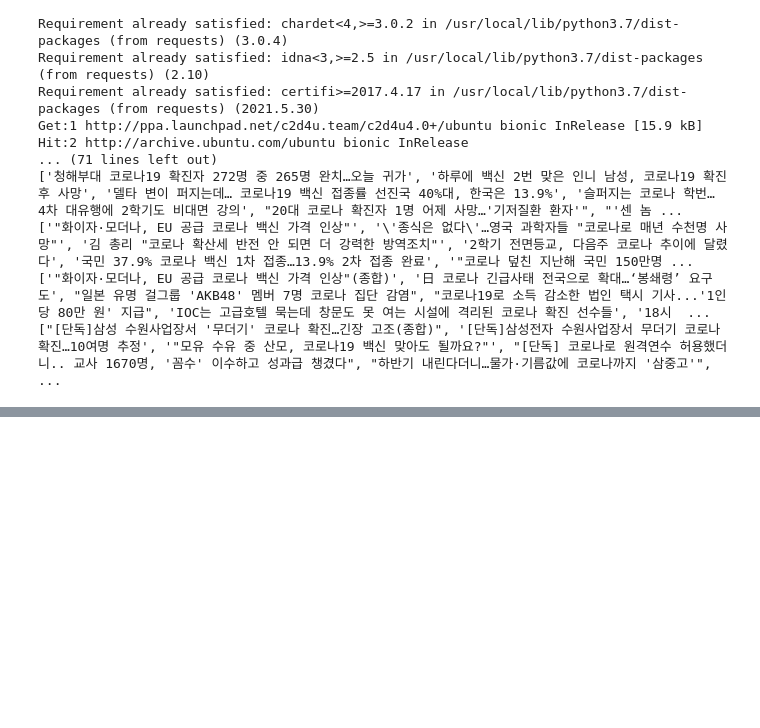
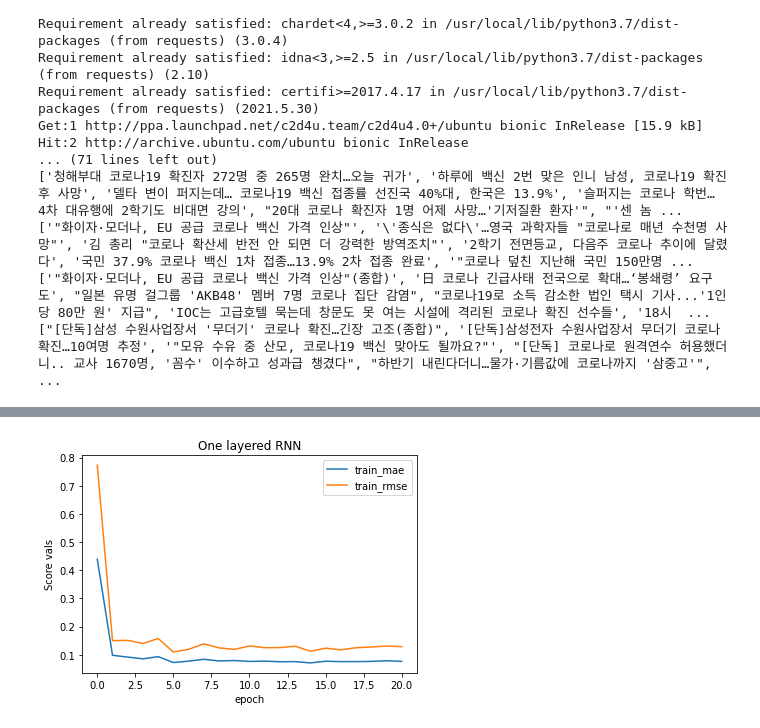
Before and after one commit to jet981217/COVID19_PREDICTION_VARIOUS_AI_COMPARISON, a Jupyter notebook: COVID_19_PREDICTION.ipynb, the cells around one changed output, grey strips where cells are left out. Cells and saved outputs as stored; diff of their text form; code cells hidden in the pictures; blank space fills up the shorter version.

```diff
--- a/COVID_19_PREDICTION.ipynb
+++ b/COVID_19_PREDICTION.ipynb
@@ -710,20 +710,28 @@ NUM_CHECK_INPUT = NUM_CHECK_INPUT.astype('float64')
 NUM_CHECK_INPUT = test_input_scaler.transform(NUM_CHECK_INPUT)
 NUM_CHECK_INPUT = NUM_CHECK_INPUT.reshape(7,3)
 
+def Model_Build_With_RNN(first_recurrent_Drop_val, first_Drop_val,first_neuron, first_activator, optimizer_val, first_l1, first_l2):
+  Model = models.Sequential()
+  #입력층
+
+  Model.add(layers.Reshape((7,3)))
+  Model.add(SimpleRNN(first_neuron, activation = first_activator, recurrent_regularizer= regularizers.l1_l2(l1=first_l1, l2=first_l2),input_shape=(7,3,), return_sequences=False, recurrent_dropout= first_recurrent_Drop_val, dropout = first_Drop_val))
+
+  #출력층
+
+  Model.add(layers.Dense(1))
+  Model.compile(optimizer= optimizer_val, loss='mse', metrics=['mae', 'mse'])
+  return Model
+
 def Model_Build_With_LSTM(first_recurrent_Drop_val, first_Drop_val,first_neuron, first_activator, optimizer_val, first_l1, first_l2):
   Model = models.Sequential()
   #입력층
 
   Model.add(layers.Reshape((7,3)))
   Model.add(LSTM(first_neuron, recurrent_activation = first_activator, recurrent_regularizer= regularizers.l1_l2(l1=first_l1, l2=first_l2),input_shape=(7,3,), return_sequences=False, recurrent_dropout= first_recurrent_Drop_val, dropout = first_Drop_val))
-#recurrent_activation = first_activator
+
   #출력층
 
-#  Model.add(GRU(64, recurrent_activation = 'tanh', recurrent_regularizer= regularizers.l1_l2(l1=0.1, l2=0.1),return_sequences=False, recurrent_dropout= 0.3, dropout = 0.1))
-#  Model.add(layers.Dense(10))
-#  Model.add(LSTM(256, return_sequences=True))
-#  Model.add(layers.Dense(10))
-#  Model.add(LSTM(64, return_sequences=False))
   Model.add(layers.Dense(1))
   Model.compile(optimizer= optimizer_val, loss='mse', metrics=['mae', 'mse'])
   return Model
@@ -734,14 +742,9 @@ def Model_Build_With_GRU(first_recurrent_Drop_val, first_Drop_val,first_neuron,
 
   Model.add(layers.Reshape((7,3)))
   Model.add(GRU(first_neuron, recurrent_activation = first_activator, recurrent_regularizer= regularizers.l1_l2(l1=first_l1, l2=first_l2),input_shape=(7,3,), return_sequences=False, recurrent_dropout= first_recurrent_Drop_val, dropout = first_Drop_val))
-#recurrent_activation = first_activator
+
   #출력층
 
-#  Model.add(GRU(64, recurrent_activation = 'tanh', recurrent_regularizer= regularizers.l1_l2(l1=0.1, l2=0.1),return_sequences=False, recurrent_dropout= 0.3, dropout = 0.1))
-#  Model.add(layers.Dense(10))
-#  Model.add(LSTM(256, return_sequences=True))
-#  Model.add(layers.Dense(10))
-#  Model.add(LSTM(64, return_sequences=False))
   Model.add(layers.Dense(1))
   Model.compile(optimizer= optimizer_val, loss='mse', metrics=['mae', 'mse'])
   return Model
@@ -752,15 +755,12 @@ def Model_Build_With_LSTM_plus_Dense(first_recurrent_Drop_val, first_Drop_val,fi
 
   Model.add(layers.Reshape((7,3)))
   Model.add(LSTM(first_neuron, recurrent_activation = first_activator, recurrent_regularizer= regularizers.l1_l2(l1=first_l1, l2=first_l2),input_shape=(7,3,), return_sequences=False, recurrent_dropout= first_recurrent_Drop_val, dropout = first_Drop_val))
-#recurrent_activation = first_activator
+
   #출력층
 
-#  Model.add(GRU(64, recurrent_activation = 'tanh', recurrent_regularizer= regularizers.l1_l2(l1=0.1, l2=0.1),return_sequences=False, recurrent_dropout= 0.3, dropout = 0.1))
   Model.add(layers.Dense(Dense_first_neuron, kernel_regularizer=regularizers.l1_l2(l1=Dense_first_l1, l2=Dense_first_l2), activation = Dense_first_activator))
   Model.add(keras.layers.Dropout(Dense_first_Drop_val))
-#  Model.add(LSTM(256, return_sequences=True))
-#  Model.add(layers.Dense(10))
-#  Model.add(LSTM(64, return_sequences=False))
+
   Model.add(layers.Dense(1))
   Model.compile(optimizer= optimizer_val, loss='mse', metrics=['mae', 'mse'])
   return Model
@@ -771,20 +771,64 @@ def Model_Build_With_GRU_plus_Dense(first_recurrent_Drop_val, first_Drop_val,fir
 
   Model.add(layers.Reshape((7,3)))
   Model.add(GRU(first_neuron, recurrent_activation = first_activator, recurrent_regularizer= regularizers.l1_l2(l1=first_l1, l2=first_l2),input_shape=(7,3,), return_sequences=False, recurrent_dropout= first_recurrent_Drop_val, dropout = first_Drop_val))
-#recurrent_activation = first_activator
+
   #출력층
 
-#  Model.add(GRU(64, recurrent_activation = 'tanh', recurrent_regularizer= regularizers.l1_l2(l1=0.1, l2=0.1),return_sequences=False, recurrent_dropout= 0.3, dropout = 0.1))
   Model.add(layers.Dense(Dense_first_neuron, kernel_regularizer=regularizers.l1_l2(l1=Dense_first_l1, l2=Dense_first_l2), activation = Dense_first_activator))
   Model.add(keras.layers.Dropout(Dense_first_Drop_val))
-#  Model.add(LSTM(256, return_sequences=True))
-#  Model.add(layers.Dense(10))
-#  Model.add(LSTM(64, return_sequences=False))
   Model.add(layers.Dense(1))
   Model.compile(optimizer= optimizer_val, loss='mse', metrics=['mae', 'mse'])
   return Model
 
+#RNN
+regressor_RNN = KerasRegressor(build_fn = Model_Build_With_RNN, verbose=0)
+pipe_RNN = Pipeline([('scaler', MaxAbsScaler()), ('RNN', regressor_RNN)])
 
+params = {'RNN__first_recurrent_Drop_val' : uniform(0.1,0.5),
+          'RNN__first_Drop_val': uniform(0,0.1),
+          'RNN__first_neuron': randint(64,128),
+          'RNN__first_activator': ['tanh','sigmoid'],
+          'RNN__optimizer_val' : ['adam','rmsprop'],
+          'RNN__first_l1' : uniform(0,0.1),
+          'RNN__first_l2' : uniform(0,0.1),
+          'RNN__epochs' : randint(1,40),
+          }
+
+grid_RNN = RandomizedSearchCV(pipe_RNN, param_distributions=params,
+                              scoring = 'neg_mean_squared_error',n_iter=50, cv = TimeSeriesSplit(n_splits = 4), verbose=0, n_jobs = -1)
+grid_RNN.fit(train_input, train_target)
+
+print('\nRNN''s RandomSearchCV 최적 파라미터:', grid_RNN.best_params_)
+
+
+
+
+Model_RNN_For_Test = Model_Build_With_RNN(grid_RNN.best_params_.get('RNN__first_recurrent_Drop_val'), grid_RNN.best_params_.get('RNN__first_Drop_val'), grid_RNN.best_params_.get('RNN__first_neuron'), grid_RNN.best_params_.get('RNN__first__activator'), grid_RNN.best_params_.get('RNN__optimizer_val'), grid_RNN.best_params_.get('RNN__first_l1'), grid_RNN.best_params_.get('RNN__first_l2'))
+
+history_RNN_For_Test = Model_RNN_For_Test.fit(train_input_forlast, train_target_forlast, epochs=grid_RNN.best_params_.get('RNN__epochs'), batch_size=1, verbose=0)
+
+Model_RNN_For_Test_mse_score, Model_RNN_For_Test_mae_score, Model_RNN_For_Test_mse_score = Model_RNN_For_Test.evaluate(test_input, test_target)
+
+Best_score_RNN = np.array([[math.sqrt(-1*grid_RNN.best_score_)]])
+Test_mae = np.array([[Model_RNN_For_Test_mae_score]])
+Test_Rmse = np.array([[math.sqrt(Model_RNN_For_Test_mse_score)]])
+#LSTM_Prediction = np.array(Model_LSTM_For_Test.predict(NUM_CHECK_INPUT))
+
+print('\nBest score for RNN is: ', train_target_scaler.inverse_transform(Best_score_RNN))
+#print('\nPrediction for LSTM is: ', test_target_scaler.inverse_transform(LSTM_Prediction))
+print('\nRNN''s Mae score for Test is: ', train_target_forlast_scaler.inverse_transform(Test_mae))#test_target_mean
+print('\nRNN''s Rmse score for Test is: ',train_target_forlast_scaler.inverse_transform(Test_Rmse))
+
+
+plt.title("One layered RNN")
+plt.plot(history_RNN_For_Test.history['mae'])
+plt.plot(np.sqrt(history_RNN_For_Test.history['mse']))
+plt.xlabel('epoch')
+plt.ylabel('Score vals')
+plt.legend(['train_mae', 'train_rmse'])
+plt.show()
+
+#LSTM
 regressor_LSTM = KerasRegressor(build_fn = Model_Build_With_LSTM, verbose=0)
 pipe_LSTM = Pipeline([('scaler', MaxAbsScaler()), ('LSTM', regressor_LSTM)])
 
@@ -814,7 +858,7 @@ history_LSTM = Model_LSTM.fit(train_input, train_target, epochs=8, batch_size=1,
 
 Model_LSTM_For_Test = Model_Build_With_LSTM(grid_LSTM.best_params_.get('LSTM__first_recurrent_Drop_val'), grid_LSTM.best_params_.get('LSTM__first_Drop_val'), grid_LSTM.best_params_.get('LSTM__first_neuron'), grid_LSTM.best_params_.get('LSTM__first__activator'), grid_LSTM.best_params_.get('LSTM__optimizer_val'), grid_LSTM.best_params_.get('LSTM__first_l1'), grid_LSTM.best_params_.get('LSTM__first_l2'))
 
-history_LSTM_For_Test = Model_LSTM_For_Test.fit(train_input_forlast, train_target_forlast, epochs=grid_LSTM.best_params_.get('LSTM__epochs'), batch_size=1, verbose=1)
+history_LSTM_For_Test = Model_LSTM_For_Test.fit(train_input_forlast, train_target_forlast, epochs=grid_LSTM.best_params_.get('LSTM__epochs'), batch_size=1, verbose=0)
 
 Model_LSTM_For_Test_mse_score, Model_LSTM_For_Test_mae_score, Model_LSTM_For_Test_mse_score = Model_LSTM_For_Test.evaluate(test_input, test_target)
 
@@ -864,7 +908,7 @@ Model_GRU_For_Test = Model_Build_With_GRU(grid_GRU.best_params_.get('GRU__first_
                                             grid_GRU.best_params_.get('GRU__first_neuron'), grid_GRU.best_params_.get('GRU__first__activator'),
                                             grid_GRU.best_params_.get('GRU__optimizer_val'), grid_GRU.best_params_.get('GRU__first_l1'), grid_GRU.best_params_.get('GRU__first_l2'))
 
-history_GRU_For_Test = Model_GRU_For_Test.fit(train_input_forlast, train_target_forlast, epochs=grid_GRU.best_params_.get('GRU__epochs'), batch_size=1, verbose=1)
+history_GRU_For_Test = Model_GRU_For_Test.fit(train_input_forlast, train_target_forlast, epochs=grid_GRU.best_params_.get('GRU__epochs'), batch_size=1, verbose=0)
 
 Model_GRU_For_Test_mse_score, Model_GRU_For_Test_mae_score, Model_GRU_For_Test_mse_score = Model_GRU_For_Test.evaluate(test_input, test_target)
 
@@ -926,7 +970,7 @@ Model_LSTM_plus_Dense_For_Test = Model_Build_With_LSTM_plus_Dense(grid_LSTM_plus
                                             grid_LSTM_plus_Dense.best_params_.get('LSTM__Dense_first_neuron'), grid_LSTM_plus_Dense.best_params_.get('LSTM__Dense_first_Drop_val'), grid_LSTM_plus_Dense.best_params_.get('LSTM__Dense_first_activator'),
                                             grid_LSTM_plus_Dense.best_params_.get('LSTM__Dense_first_l1'), grid_LSTM_plus_Dense.best_params_.get('LSTM__Dense_first_l2'))
 
-history_LSTM_plus_Dense_For_Test = Model_LSTM_plus_Dense_For_Test.fit(train_input_forlast, train_target_forlast, epochs=grid_LSTM_plus_Dense.best_params_.get('LSTM__epochs'), batch_size=1, verbose=1,)
+history_LSTM_plus_Dense_For_Test = Model_LSTM_plus_Dense_For_Test.fit(train_input_forlast, train_target_forlast, epochs=grid_LSTM_plus_Dense.best_params_.get('LSTM__epochs'), batch_size=1, verbose=0)
 
 Model_LSTM_plus_Dense_For_Test_mse_score, Model_LSTM_plus_Dense_For_Test_mae_score, Model_LSTM_plus_Dense_For_Test_mse_score = Model_LSTM_plus_Dense_For_Test.evaluate(test_input, test_target)
 
@@ -983,7 +1027,7 @@ Model_GRU_plus_Dense_For_Test = Model_Build_With_GRU_plus_Dense(grid_GRU_plus_De
                                             grid_GRU_plus_Dense.best_params_.get('GRU__Dense_first_neuron'), grid_GRU_plus_Dense.best_params_.get('GRU__Dense_first_Drop_val'), grid_GRU_plus_Dense.best_params_.get('GRU__Dense_first_activator'),
                                             grid_GRU_plus_Dense.best_params_.get('GRU__Dense_first_l1'), grid_GRU_plus_Dense.best_params_.get('GRU__Dense_first_l2'))
 
-history_GRU_plus_Dense_For_Test = Model_GRU_plus_Dense_For_Test.fit(train_input_forlast, train_target_forlast, epochs=grid_GRU_plus_Dense.best_params_.get('GRU__epochs'), batch_size=1, verbose=1)
+history_GRU_plus_Dense_For_Test = Model_GRU_plus_Dense_For_Test.fit(train_input_forlast, train_target_forlast, epochs=grid_GRU_plus_Dense.best_params_.get('GRU__epochs'), batch_size=1, verbose=0)
 
 Model_GRU_plus_Dense_For_Test_mse_score, Model_GRU_plus_Dense_For_Test_mae_score, Model_GRU_plus_Dense_For_Test_mse_score = Model_GRU_plus_Dense_For_Test.evaluate(test_input, test_target)
 
@@ -1010,0 +1070 @@ Fitting 3 folds for each of 50 candidates, totalling 150 fits
+[figure, new version]
```
Also changed, not shown: parts of 2 cells of this notebook.
